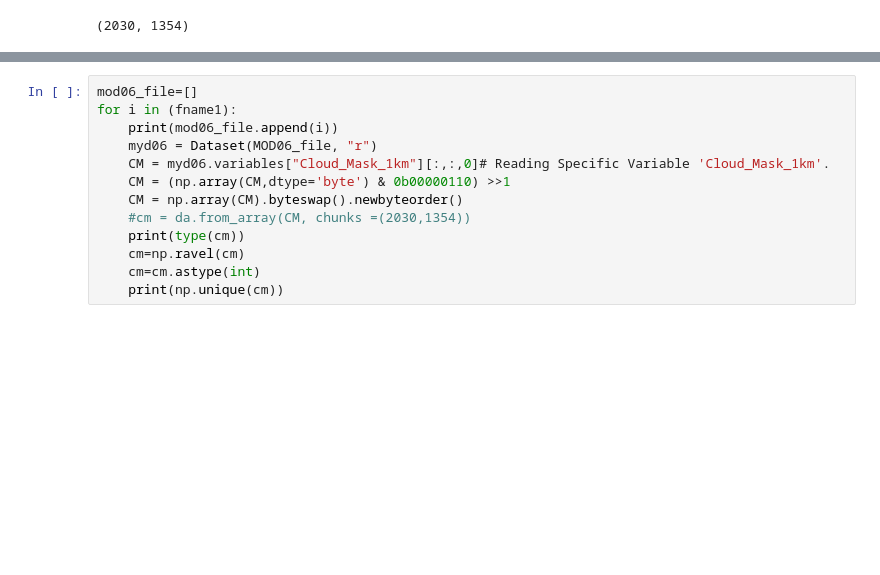
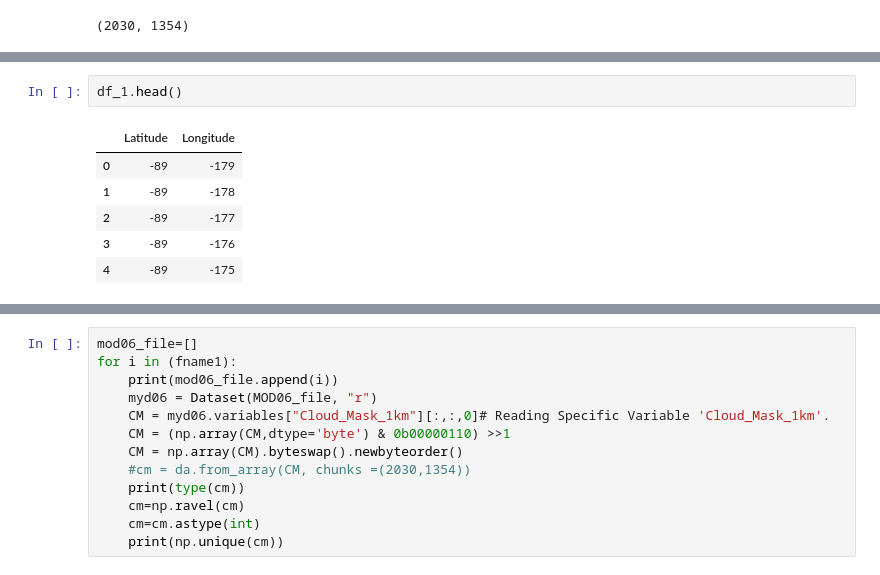
Before and after one commit to big-data-lab-umbc/MODIS_Aggregation, a Jupyter notebook: source/dask/Dask_aggregation_for_each_file.ipynb, the cells around one changed output, grey strips where cells are left out. Cells and saved outputs as stored; diff of their text form; blank space fills up the shorter version.

```diff
--- a/source/dask/Dask_aggregation_for_each_file.ipynb
+++ b/source/dask/Dask_aggregation_for_each_file.ipynb
@@ -148 +145,10 @@ SyntaxError: unexpected EOF while parsing (<ipython-input-136-9b8d7e57e565>, lin
+# %%
+df_1.head()
+# %% [output]
+|  | Latitude | Longitude |
+| 0 | -89 | -179 |
+| 1 | -89 | -178 |
+| 2 | -89 | -177 |
+| 3 | -89 | -176 |
+| 4 | -89 | -175 |
 # %%
```
Also changed, not shown: parts of 10 cells of this notebook.
